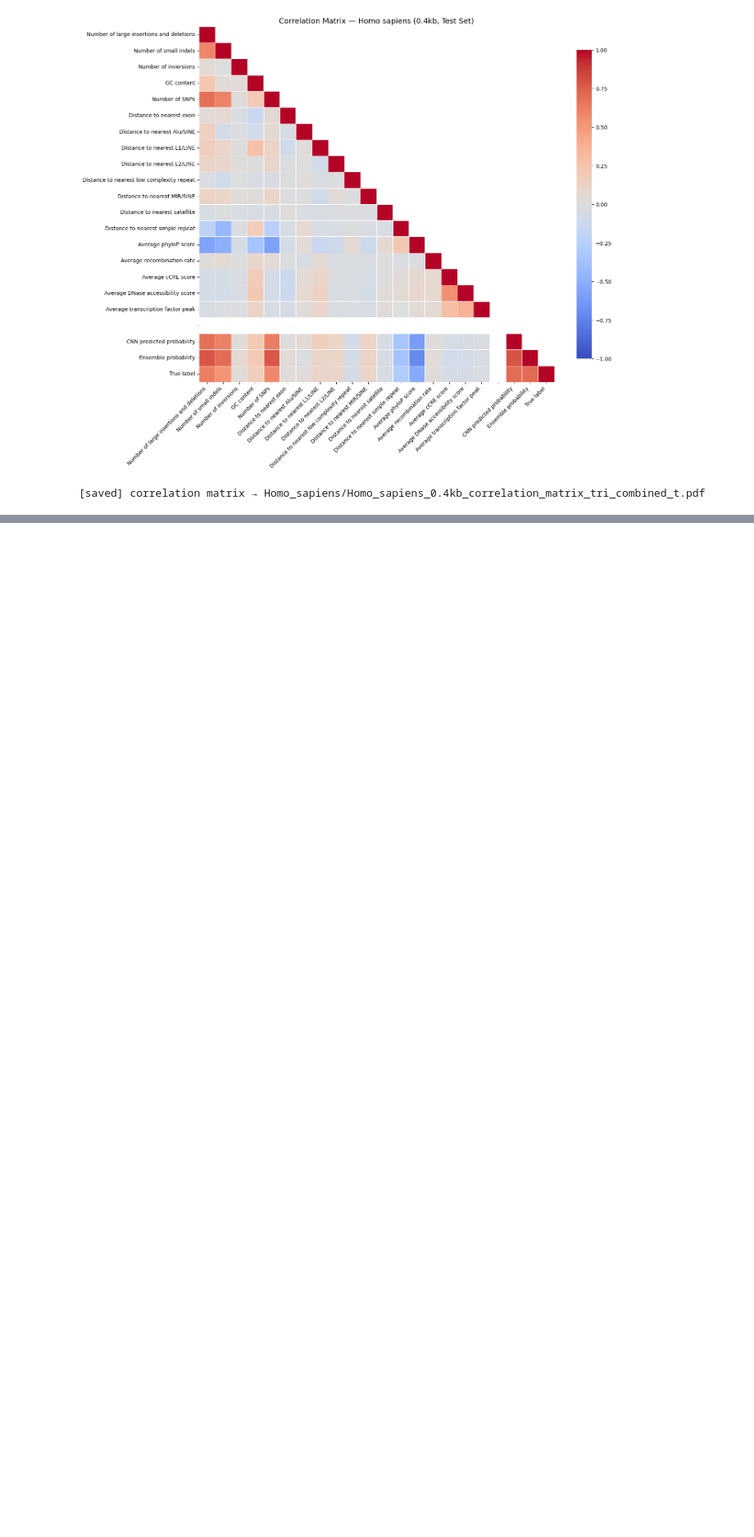
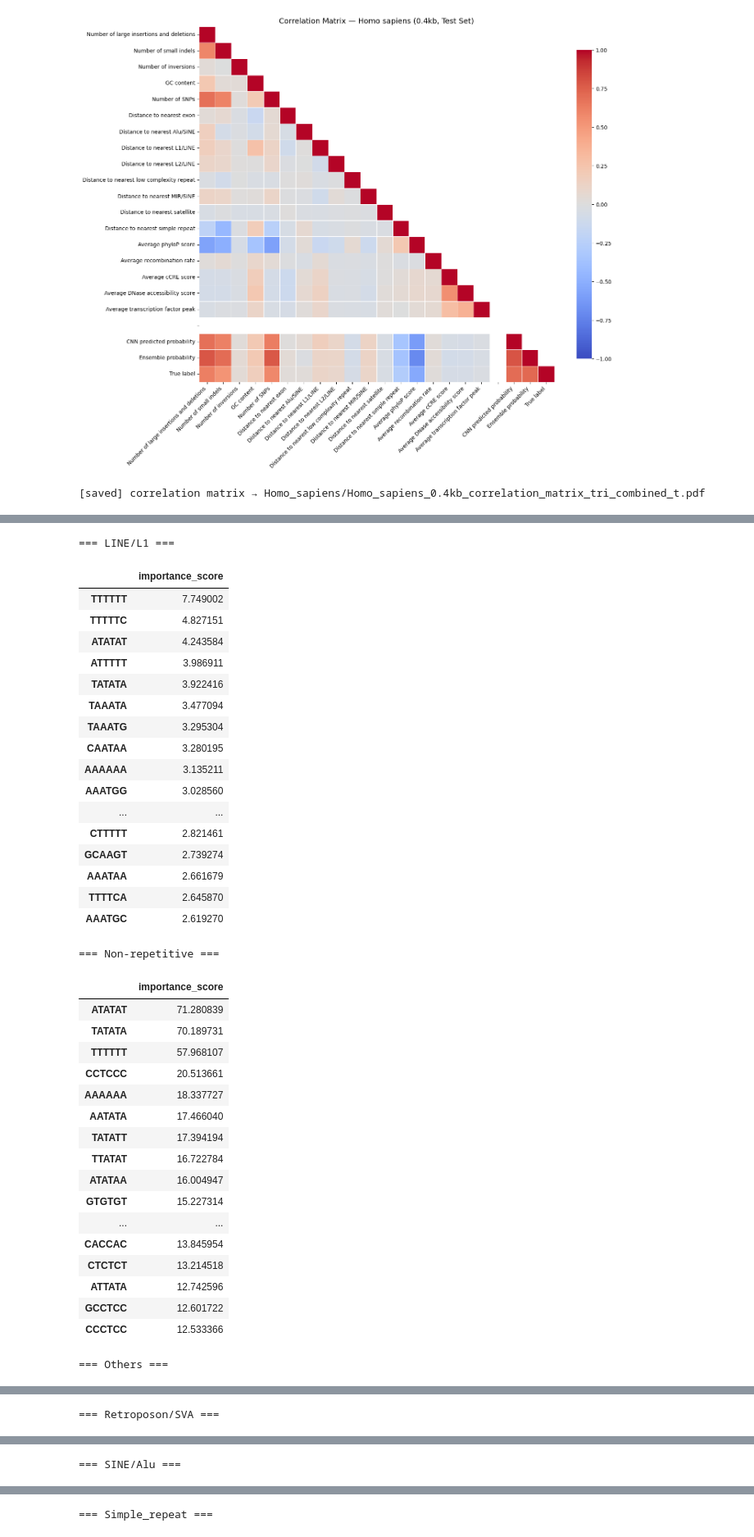
Before and after one commit to sudmantlab/sv_prediction, a Jupyter notebook: model-training-predictions.ipynb, the cells around one changed output, grey strips where cells are left out. Shown at 82% size. Drawn from its saved outputs; the diff is of its cells as text; code cells hidden in the pictures; blank space fills up the shorter version.

```diff
--- a/model-training-predictions.ipynb
+++ b/model-training-predictions.ipynb
@@ -955,0 +1624,73 @@ test_df.to_csv(f"{species}/{species}_{window_abbr}kb_test_df_{subset_str}.csv",
+# %%
+k = 6
+
+for group in sorted(target_meta["REPEAT_GROUP"].dropna().unique()):
+
+    mask = (
+        (target_meta["REPEAT_GROUP"] == group) &
+        (target_meta["label"] == 1)
+    ).to_numpy()
+
+    motif_scores = defaultdict(float)
+
+    for idx in np.where(mask)[0]:
+        hits = top_regions(
+            seq=target_meta.loc[idx, "sequence"],
+            importance=base_importance[idx],
+            window=20,
+            top_n=3
+        )
+
+        for _, row in hits.iterrows():
+            subseq = row["subsequence"]
+            score = row["score"]
+
+            for i in range(len(subseq) - k + 1):
+                motif_scores[subseq[i:i+k]] += score
+
+    top = (
+        pd.Series(motif_scores)
+        .sort_values(ascending=False)
+        .head(20)
+    )
+
+    print(f"\n=== {group} ===")
+    display(top.to_frame("importance_score"))
+# %% [output]
+=== LINE/L1 ===
+|  | importance_score |
+| TTTTTT | 7.749002 |
+| TTTTTC | 4.827151 |
+| ATATAT | 4.243584 |
+| ATTTTT | 3.986911 |
+| TATATA | 3.922416 |
+| TAAATA | 3.477094 |
+| TAAATG | 3.295304 |
+| CAATAA | 3.280195 |
+| AAAAAA | 3.135211 |
+| AAATGG | 3.028560 |
+| ... | ... |
+| CTTTTT | 2.821461 |
+| GCAAGT | 2.739274 |
+| AAATAA | 2.661679 |
+| TTTTCA | 2.645870 |
+| AAATGC | 2.619270 |
+=== Non-repetitive ===
+|  | importance_score |
+| ATATAT | 71.280839 |
+| TATATA | 70.189731 |
+| TTTTTT | 57.968107 |
+| CCTCCC | 20.513661 |
+| AAAAAA | 18.337727 |
+| AATATA | 17.466040 |
+| TATATT | 17.394194 |
+| TTATAT | 16.722784 |
+| ATATAA | 16.004947 |
+| GTGTGT | 15.227314 |
+| ... | ... |
+| CACCAC | 13.845954 |
+| CTCTCT | 13.214518 |
+| ATTATA | 12.742596 |
+| GCCTCC | 12.601722 |
+| CCCTCC | 12.533366 |
+=== Others ===
@@ -955,0 +1714 @@ test_df.to_csv(f"{species}/{species}_{window_abbr}kb_test_df_{subset_str}.csv",
+=== Retroposon/SVA ===
@@ -955,0 +1732 @@ test_df.to_csv(f"{species}/{species}_{window_abbr}kb_test_df_{subset_str}.csv",
+=== SINE/Alu ===
@@ -955,0 +1750 @@ test_df.to_csv(f"{species}/{species}_{window_abbr}kb_test_df_{subset_str}.csv",
+=== Simple_repeat ===
```
Also changed, not shown: parts of 17 cells of this notebook, 2 other files.
